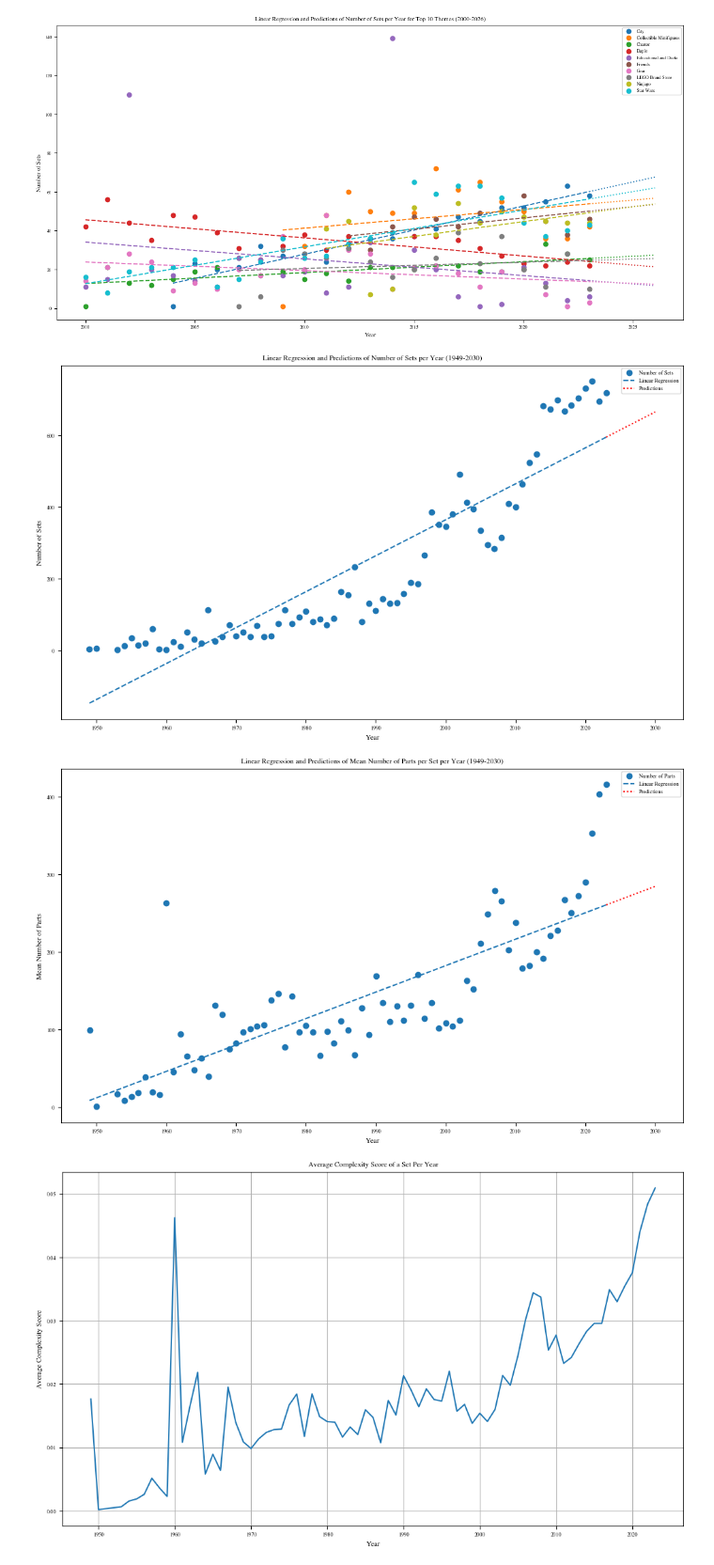
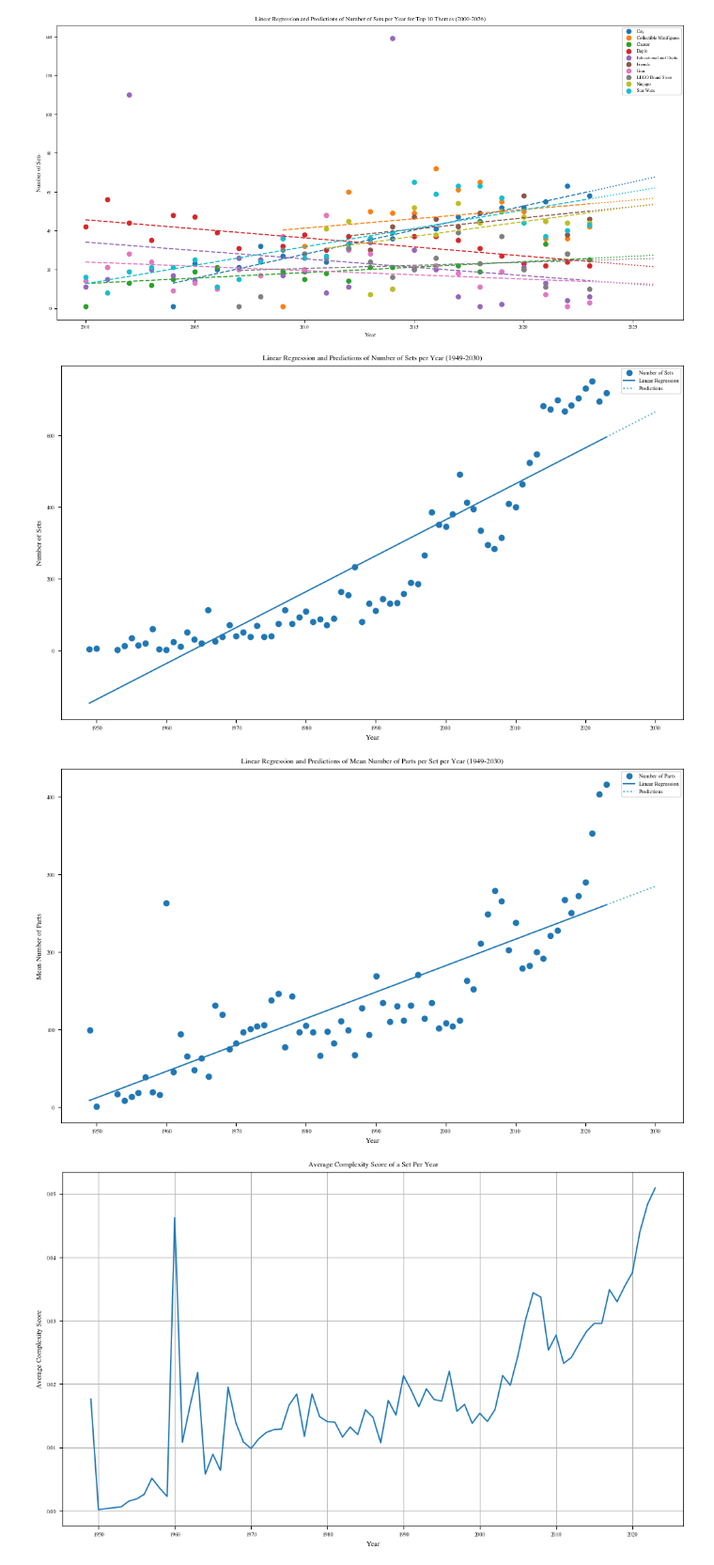
Before and after one commit to eddiebeach99/Data_Literacy, a Jupyter notebook: Analysis/exploratory_analysis.ipynb, the cells around one changed output. Shown at 94% size. Drawn from its saved outputs; the diff is of its cells as text; code cells hidden in the pictures.

```diff
--- a/Analysis/exploratory_analysis.ipynb
+++ b/Analysis/exploratory_analysis.ipynb
@@ -378,36 +378,36 @@ linear_regression_sets(data)
 
 def linear_regression_sets(df):
 
     # group by 'year', and count distinct 'set_num'
     sets_per_year = df.groupby('year').size().reset_index(name='number_of_sets')
 
     # create the plot
     plt.figure(figsize=(10, 6))
     x = sets_per_year['year'].values.reshape(-1, 1)
     y = sets_per_year['number_of_sets'].values
     model = LinearRegression().fit(x, y)
     y_pred = model.predict(x)
     plt.scatter(x, y, label='Number of Sets')
-    plt.plot(x, y_pred, linestyle='--', label='Linear Regression')
+    plt.plot(x, y_pred, linestyle='-', label='Linear Regression')
 
     # Make predictions until 2030
     x_future = np.arange(2023, 2031).reshape(-1, 1)
     y_future_pred = model.predict(x_future)
-    plt.plot(x_future, y_future_pred, linestyle=':', color='red', label='Predictions')
+    plt.plot(x_future, y_future_pred, linestyle=':', color=rgb.tue_lightblue, label='Predictions')
 
     # add title and labels
     plt.title('Linear Regression and Predictions of Number of Sets per Year (1949-2030)')
     plt.xlabel('Year')
     plt.ylabel('Number of Sets')
     plt.legend()
 
     # show the plot
     plt.show()
 
 # call the function
 linear_regression_sets(data)
 # %% [output]
-[figure, old version]
+[figure, new version]
 # %%
 def linear_regression_parts(df):
 
@@ -420,12 +420,12 @@ def linear_regression_parts(df):
     model = LinearRegression().fit(x, y)
     y_pred = model.predict(x)
     plt.scatter(x, y, label='Number of Parts')
-    plt.plot(x, y_pred, linestyle='--', label='Linear Regression')
+    plt.plot(x, y_pred, linestyle='-', label='Linear Regression')
 
     # make predictions until 2030
     x_future = np.arange(2023, 2031).reshape(-1, 1)
     y_future_pred = model.predict(x_future)
-    plt.plot(x_future, y_future_pred, linestyle=':', color='red', label='Predictions')
+    plt.plot(x_future, y_future_pred, linestyle=':', color=rgb.tue_lightblue, label='Predictions')
 
     # add title and labels
     plt.title('Linear Regression and Predictions of Mean Number of Parts per Set per Year (1949-2030)')
@@ -439,7 +439,7 @@ def linear_regression_parts(df):
 # call the function with
 linear_regression_parts(data)
 # %% [output]
-[figure, old version]
+[figure, new version]
 # %%
 ##### Plot mean complexity per set per year #####
 
```
Also changed, not shown: parts of 3 cells of this notebook, 4 other files.
